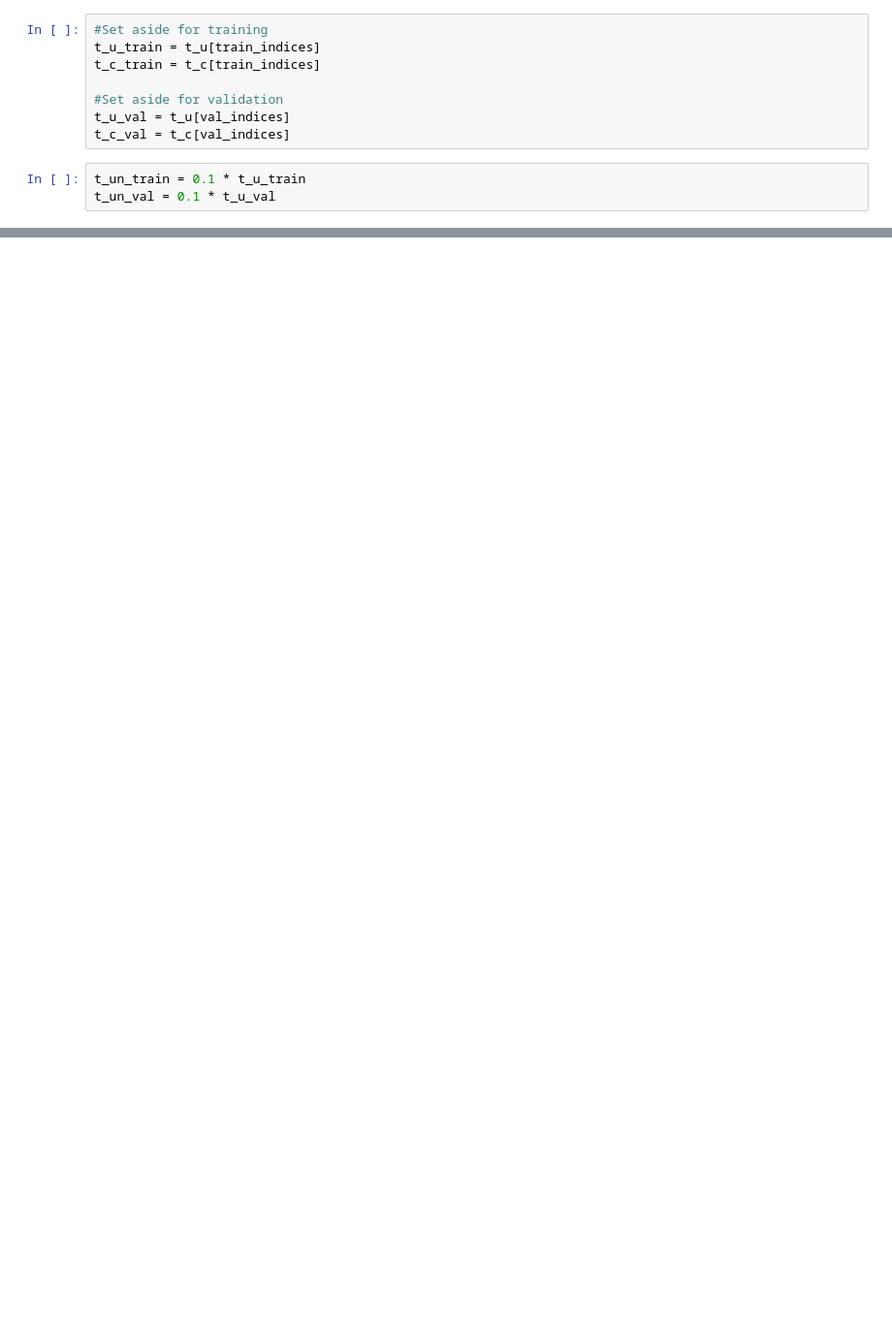
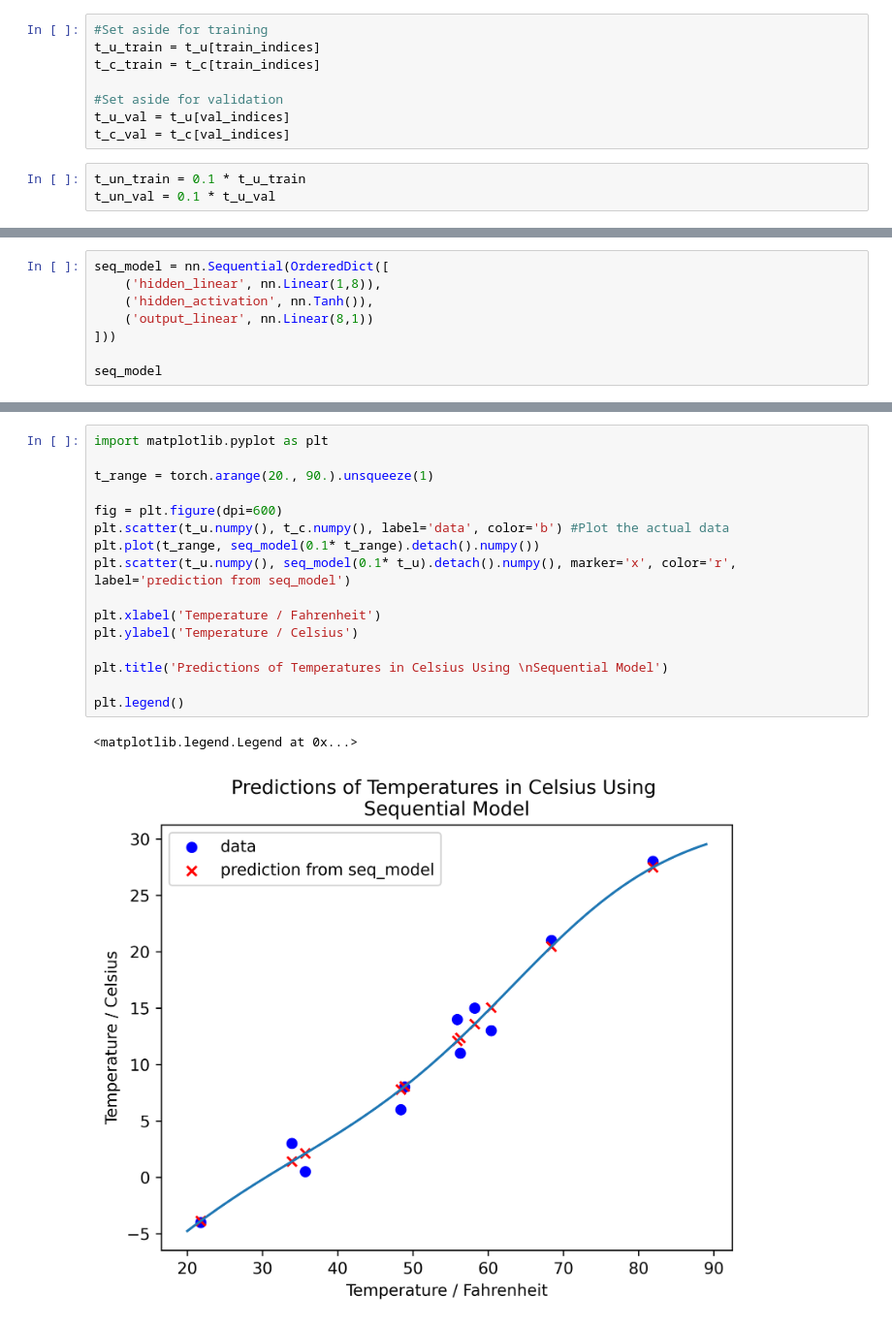
Before and after one commit to padishah115/pytorch, a Jupyter notebook: ch6.ipynb, the cells around one changed output, grey strips where cells are left out. Shown at 97% size. Cells and saved outputs as stored; diff of their text form; blank space fills up the shorter version.

```diff
--- a/ch6.ipynb
+++ b/ch6.ipynb
@@ -59,0 +148,8 @@ linear_model.weight, linear_model.bias
+# %%
+seq_model = nn.Sequential(OrderedDict([
+    ('hidden_linear', nn.Linear(1,8)),
+    ('hidden_activation', nn.Tanh()),
+    ('output_linear', nn.Linear(8,1))
+]))
+
+seq_model
@@ -59,0 +209,19 @@ linear_model.weight, linear_model.bias
+# %%
+import matplotlib.pyplot as plt
+
+t_range = torch.arange(20., 90.).unsqueeze(1)
+
+fig = plt.figure(dpi=600)
+plt.scatter(t_u.numpy(), t_c.numpy(), label='data', color='b') #Plot the actual data
+plt.plot(t_range, seq_model(0.1* t_range).detach().numpy())
+plt.scatter(t_u.numpy(), seq_model(0.1* t_u).detach().numpy(), marker='x', color='r', label='prediction from seq_model')
+
+plt.xlabel('Temperature / Fahrenheit')
+plt.ylabel('Temperature / Celsius')
+
+plt.title('Predictions of Temperatures in Celsius Using \nSequential Model')
+
+plt.legend()
+# %% [output]
+<matplotlib.legend.Legend at 0x...>
+[figure, added]
```
Also changed, not shown: parts of 15 cells of this notebook, 1 other file.
